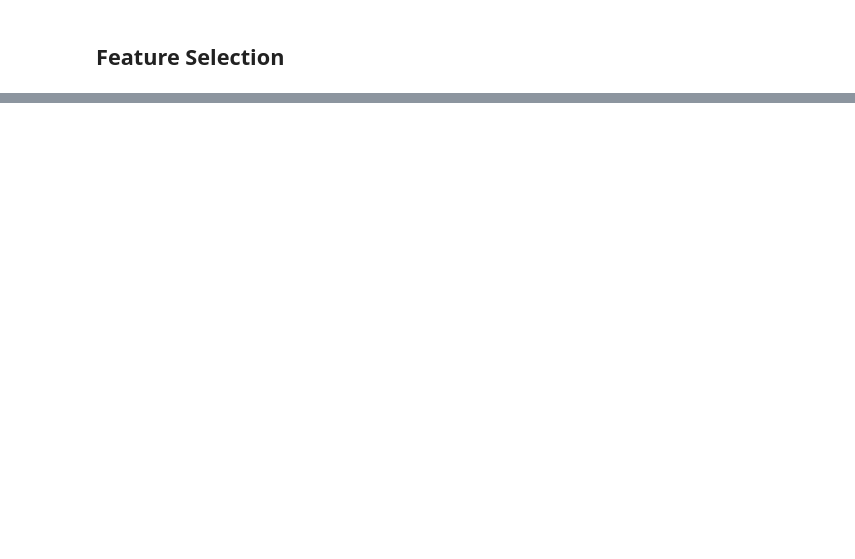
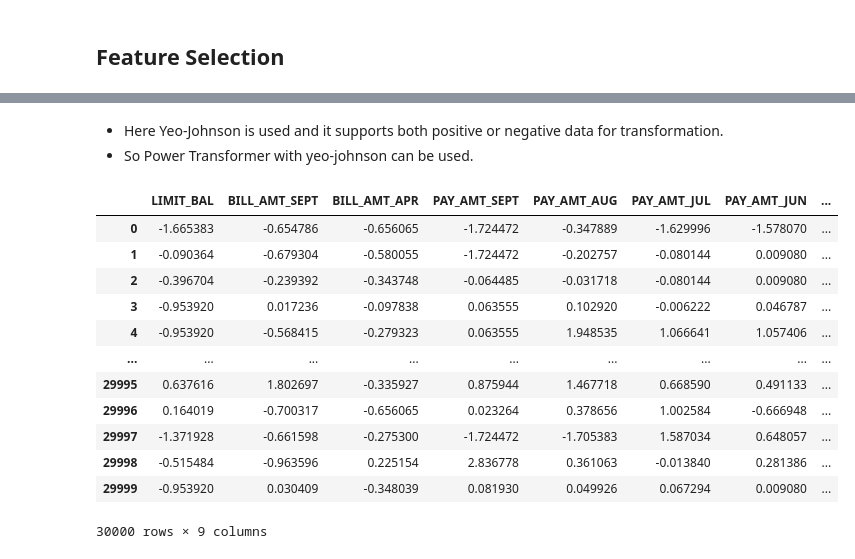
Before and after one commit to kota-Git/Credit_Card_Fraud_Detection_Real_Time, a Jupyter notebook: note_book/2_Feature_Engineering_&_Model_Training.ipynb, the cells around one changed output, grey strips where cells are left out. Drawn from its saved outputs; the diff is of its cells as text; code cells hidden in the pictures; blank space fills up the shorter version.

```diff
--- a/note_book/2_Feature_Engineering_&_Model_Training.ipynb
+++ b/note_book/2_Feature_Engineering_&_Model_Training.ipynb
@@ -110,0 +353,2 @@ We have 14 continuous_features : ['LIMIT_BAL', 'AGE', 'BILL_AMT1', 'BILL_AMT2',
+# %%
+df.drop(columns=["BILL_AMT_AUG","BILL_AMT_MAY","BILL_AMT_JUL","BILL_AMT_JUN","AGE","SEX"], inplace=True, axis=1)
@@ -110,0 +377,3 @@ We have 14 continuous_features : ['LIMIT_BAL', 'AGE', 'BILL_AMT1', 'BILL_AMT2',
+# %%
+X = df.drop('default payment next month', axis=1)
+y = df['default payment next month']
@@ -110,0 +469,7 @@ We have 14 continuous_features : ['LIMIT_BAL', 'AGE', 'BILL_AMT1', 'BILL_AMT2',
+# %%
+from sklearn.preprocessing import PowerTransformer
+pt = PowerTransformer(method='yeo-johnson')
+transform_features = ['LIMIT_BAL', 'BILL_AMT_SEPT', 'BILL_AMT_APR', 'PAY_AMT_SEPT', 'PAY_AMT_AUG', 'PAY_AMT_JUL', 'PAY_AMT_JUN', 'PAY_AMT_MAY', 'PAY_AMT_APR']
+X_copy = pt.fit_transform(X[transform_features])
+# %%
+X_copy = pd.DataFrame(X_copy, columns=transform_features)
@@ -110,0 +500,20 @@ We have 14 continuous_features : ['LIMIT_BAL', 'AGE', 'BILL_AMT1', 'BILL_AMT2',
+# %% [markdown]
+- Here Yeo-Johnson is used and it supports both positive or negative data for transformation.
+- So Power Transformer with yeo-johnson can be used.
+# %%
+
+X_copy
+# %% [output]
+|  | LIMIT_BAL | BILL_AMT_SEPT | BILL_AMT_APR | PAY_AMT_SEPT | PAY_AMT_AUG | PAY_AMT_JUL | PAY_AMT_JUN | ... |
+| 0 | -1.665383 | -0.654786 | -0.656065 | -1.724472 | -0.347889 | -1.629996 | -1.578070 | ... |
+| 1 | -0.090364 | -0.679304 | -0.580055 | -1.724472 | -0.202757 | -0.080144 | 0.009080 | ... |
+| 2 | -0.396704 | -0.239392 | -0.343748 | -0.064485 | -0.031718 | -0.080144 | 0.009080 | ... |
+| 3 | -0.953920 | 0.017236 | -0.097838 | 0.063555 | 0.102920 | -0.006222 | 0.046787 | ... |
+| 4 | -0.953920 | -0.568415 | -0.279323 | 0.063555 | 1.948535 | 1.066641 | 1.057406 | ... |
+| ... | ... | ... | ... | ... | ... | ... | ... | ... |
+| 29995 | 0.637616 | 1.802697 | -0.335927 | 0.875944 | 1.467718 | 0.668590 | 0.491133 | ... |
+| 29996 | 0.164019 | -0.700317 | -0.656065 | 0.023264 | 0.378656 | 1.002584 | -0.666948 | ... |
+| 29997 | -1.371928 | -0.661598 | -0.275300 | -1.724472 | -1.705383 | 1.587034 | 0.648057 | ... |
+| 29998 | -0.515484 | -0.963596 | 0.225154 | 2.836778 | 0.361063 | -0.013840 | 0.281386 | ... |
+| 29999 | -0.953920 | 0.030409 | -0.348039 | 0.081930 | 0.049926 | 0.067294 | 0.009080 | ... |
+30000 rows × 9 columns
```
Also changed, not shown: parts of 59 cells of this notebook.
